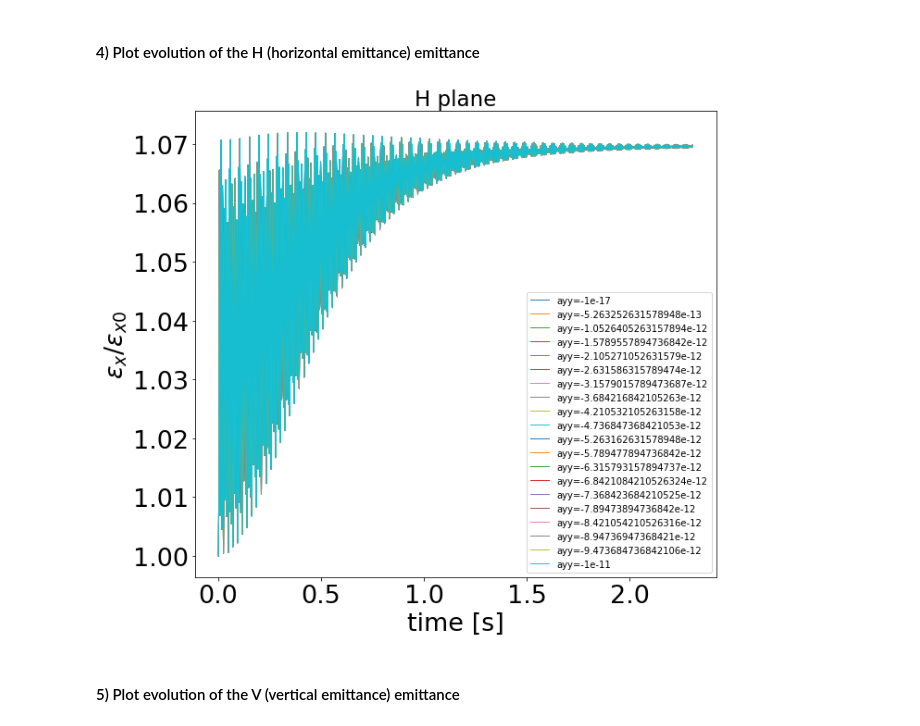
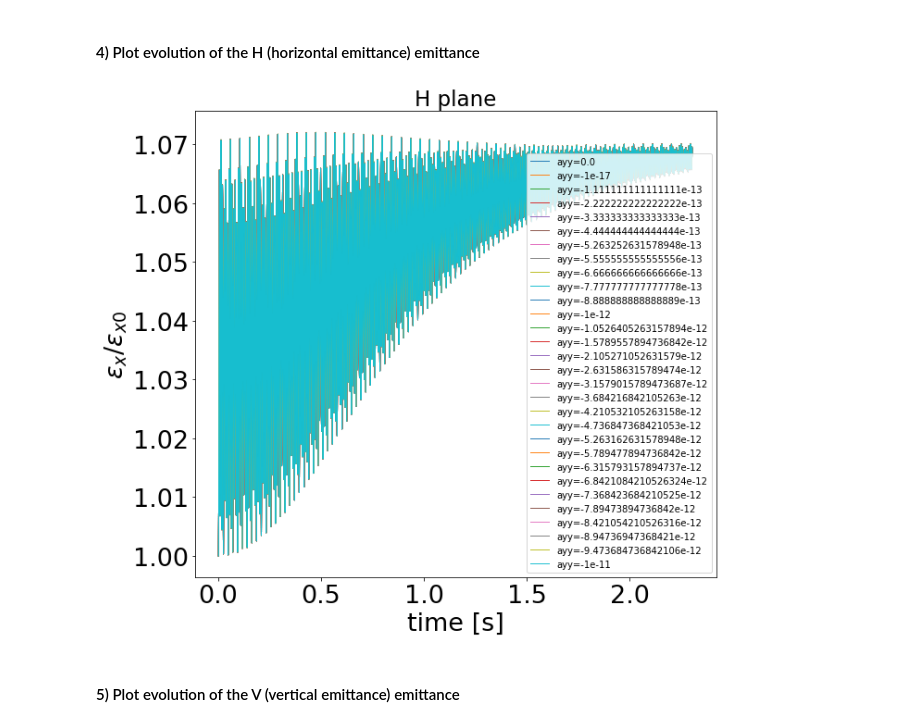
Before and after one commit to natriant/cc_rf_noise_pyheadtail, a Jupyter notebook: post_process_analysis/emittance_growth_rate_vs_tune_spread_000.ipynb, the cells around one changed output. Cells and saved outputs as stored; diff of their text form; code cells hidden in the pictures.

```diff
--- a/post_process_analysis/emittance_growth_rate_vs_tune_spread_000.ipynb
+++ b/post_process_analysis/emittance_growth_rate_vs_tune_spread_000.ipynb
@@ -36,33 +36,37 @@ plt.rcParams.update(params)
 
     c) Load the values of the transverse emittances in lists.
 # %%
-n_runs = 30 # number of runs that the simulation was repeated
+n_set = 4
+n_runs = 20 # number of runs that the simulation was repeated
 n_turns = int(1e5)            # number of cycles to run the simulation for
 decTurns = int(100)           # how often to record data
 circumference  = 6911.5623 # [m]
 f_rev = 299792458/circumference  # [Hz] The revolution frequency of the machine
-# values of the detuning strength
-ayy_min, ayy_max, num = -1e-17, -1e-11, 20
-ayy_scan = np.linspace(ayy_min, ayy_max, num)
+# scan over the values of the detuning strength
+a = np.linspace(-1e-17, -1e-11, 20)
+b = np.linspace(-1e-12, 0, 10)
+c = np.concatenate((a,b), axis=0)
+ayy_scan = np.sort(c)[::-1]
 # %%
 path_to_data = '/afs/cern.ch/work/n/natriant/private/pyheadtail_example_crabcavity/'
-type_of_noise = 'AN'
+type_of_noise = 'PN'
 PN_name_template = '{}_mytest'.format(type_of_noise)
 # %%
 ex_dict = {}
 ey_dict = {}
 
 for ayy_index, ayy in enumerate(np.array(ayy_scan)*(-1)):
+    print(ayy_index)
     ex_dict[ayy_index] = {}
     ey_dict[ayy_index] = {}
     for run in range(n_runs):
         temp_name = 'run{}'.format(run+1) # the suffix of the name of the current study
         # A. load the turn by turn data in a dictionary, try/except if one job is not yet completed
         try:
-            meanX, meanY, meanXsq, meanYsq, emitX, emitY = np.loadtxt(path_to_data+PN_name_template+'{}_ayy{}/file.txt'.format(run+1, ayy_index), delimiter = ",", unpack = True)
+            meanX, meanY, meanXsq, meanYsq, emitX, emitY = np.loadtxt(path_to_data+PN_name_template+'{}_ayy{}_set{}/file.txt'.format(run+1, ayy_index, n_set), delimiter = ",", unpack = True)
         except (OSError):
             print('the job run {} and ayy {} is not completed and replaced'.format(run+1, ayy_index))
-            meanX, meanY, meanXsq, meanYsq, emitX, emitY = np.loadtxt(path_to_data+PN_name_template+'{}_ayy{}/file.txt'.format(run, ayy_index), delimiter = ",", unpack = True)
+            meanX, meanY, meanXsq, meanYsq, emitX, emitY = np.loadtxt(path_to_data+PN_name_template+'{}_ayy{}_set{}/file.txt'.format(run, ayy_index, n_set), delimiter = ",", unpack = True)
         # B. Create a different list for each run and save the emittance values
         ex_dict[ayy_index][temp_name] = emitX
         ey_dict[ayy_index][temp_name] = emitY
@@ -110,17 +130,17 @@ tspan = (np.arange(n_turns / decTurns) + 1.0) * separationTime #total time spann
 # %%
 for ayy_index, ayy in enumerate(ayy_scan):
     plt.plot(tspan, ex_mean[ayy_index]/ex_mean[ayy_index][0], label = 'ayy={}'.format(ayy))
     plt.xlabel('time [s]')
     plt.ylabel(r'$\epsilon_x / \epsilon_{x0}$')
     plt.title('H plane')
     plt.legend(fontsize=10)
     plt.grid()
     plt.tight_layout()
-    savefig = False
+    savefig = True
     if savefig:
-        plt.savefig('H_270GeV_SPS_noCC_{}1e-8_VRF2_37MV_1e5Nb_1e5turns_mean{}runs.png'.format(type_of_noise, n_runs))
+        plt.savefig('./figures/H_270GeV_SPS_noCC_{}1e-8_VRF2_37MV_1e5Nb_1e5turns_mean{}runs_set{}.png'.format(type_of_noise, n_runs, n_set))
 # %% [output]
-[figure, old version]
+[figure, new version]
 # %% [markdown]
 #### 5) Plot evolution of the V (vertical emittance) emittance
 # %%
```
Also changed, not shown: parts of 9 cells of this notebook, 19 other files.
